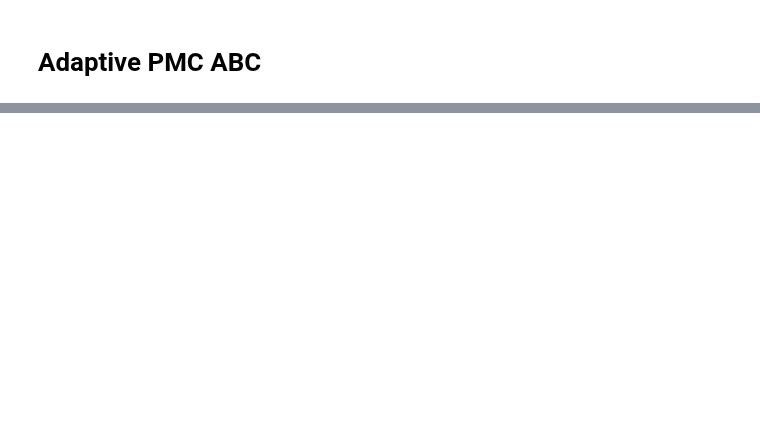
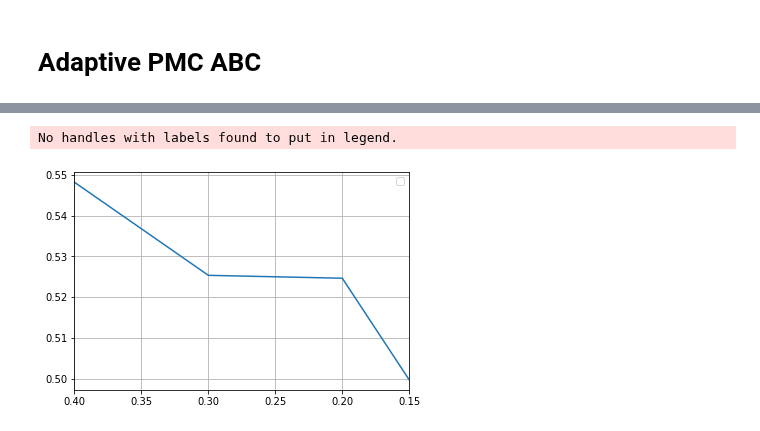
Before and after one commit to pints-team/pints, a Jupyter notebook: production_degradation_errors.ipynb, the cells around one changed output, grey strips where cells are left out. Cells and saved outputs as stored; diff of their text form; code cells hidden in the pictures; blank space fills up the shorter version.

```diff
--- a/production_degradation_errors.ipynb
+++ b/production_degradation_errors.ipynb
@@ -748,0 +804,21 @@ plt.show()
+# %%
+res_adaptive = resulting_kl
+# %%
+fig, ax = plt.subplots()
+
+ax.plot(error_thresholds, res_adaptive)
+# ax.plot(error_thresholds, res_true_pmc, label='Original PMC ABC')
+# ax.plot(error_thresholds, res_rej_abc, label='Rejection ABC')
+ax.set_xlim(0.4, 0.15)
+ax.grid(True)
+ax.legend()
+# plt.show()
+
+import os
+__file = r"C:\Users\Victor\Desktop\disertation_2022\experiments\production_degradation"
+my_path = os.path.abspath(__file)
+
+plt.savefig(my_path + '/production_degradation_errors_adaptive.pdf')
+# %% [output]
+No handles with labels found to put in legend.
+[figure, added]
```
Also changed, not shown: parts of 11 cells of this notebook.
